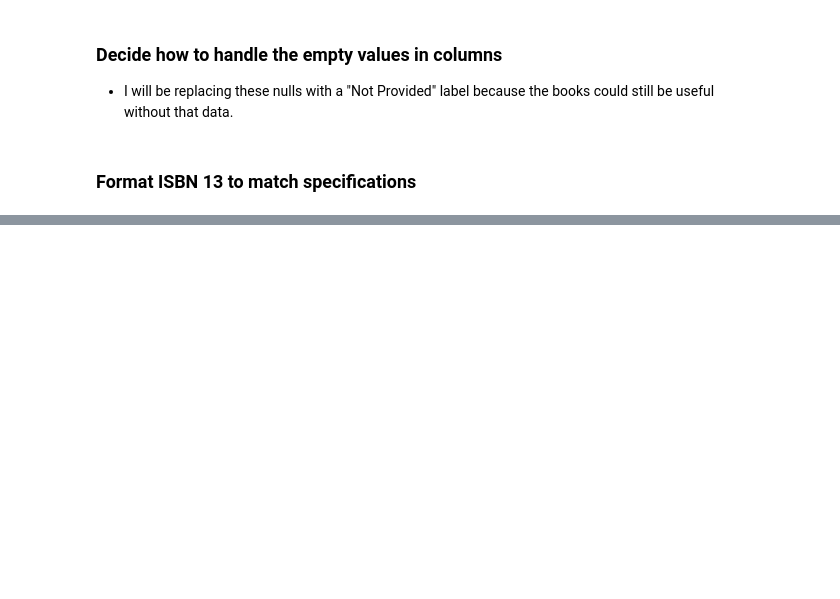
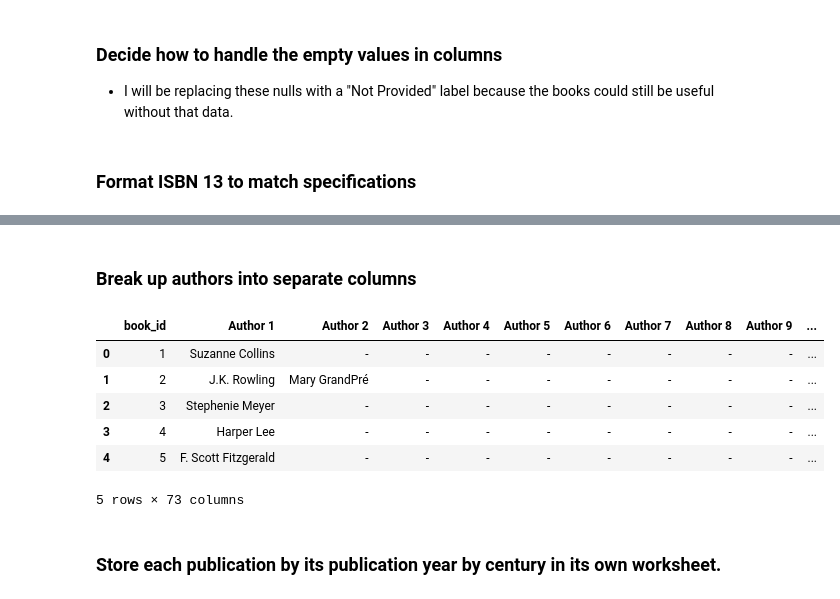
Before and after one commit to jedc4xer/pandas_exercises, a Jupyter notebook: good_books_exercise.ipynb, the cells around one changed output, grey strips where cells are left out. Saved outputs shown, nothing was run; the diff lists cells and outputs as text; code cells hidden in the pictures; blank space fills up the shorter version.

```diff
--- a/good_books_exercise.ipynb
+++ b/good_books_exercise.ipynb
@@ -94,0 +120,24 @@ book_df[['isbn', 'isbn13', 'new_isbn13']]
+# %% [markdown]
+### Break up authors into separate columns
+# %%
+# I am creating a new df with an index of the unique book_id
+author_df = book_df.set_index('book_id').authors.str.split(",", expand = True).fillna("-")
+
+# I am renaming the columns
+author_df.columns = ['Author ' + str(i) for i in range(1,len(author_df.columns) + 1)]
+
+# I am moving the index back to a column
+author_df.reset_index(inplace = True)
+
+author_separated_df = pd.merge(author_df, book_df, left_on = 'book_id', right_on = 'book_id')
+author_separated_df.head()
+# %% [output]
+|  | book_id | Author 1 | Author 2 | Author 3 | Author 4 | Author 5 | Author 6 | Author 7 | Author 8 | Author 9 | ... |
+| 0 | 1 | Suzanne Collins | - | - | - | - | - | - | - | - | ... |
+| 1 | 2 | J.K. Rowling | Mary GrandPré | - | - | - | - | - | - | - | ... |
+| 2 | 3 | Stephenie Meyer | - | - | - | - | - | - | - | - | ... |
+| 3 | 4 | Harper Lee | - | - | - | - | - | - | - | - | ... |
+| 4 | 5 | F. Scott Fitzgerald | - | - | - | - | - | - | - | - | ... |
+5 rows × 73 columns
+# %% [markdown]
+### Store each publication by its publication year by century in its own worksheet.
```
Also changed, not shown: parts of 6 cells of this notebook, 1 other file.
